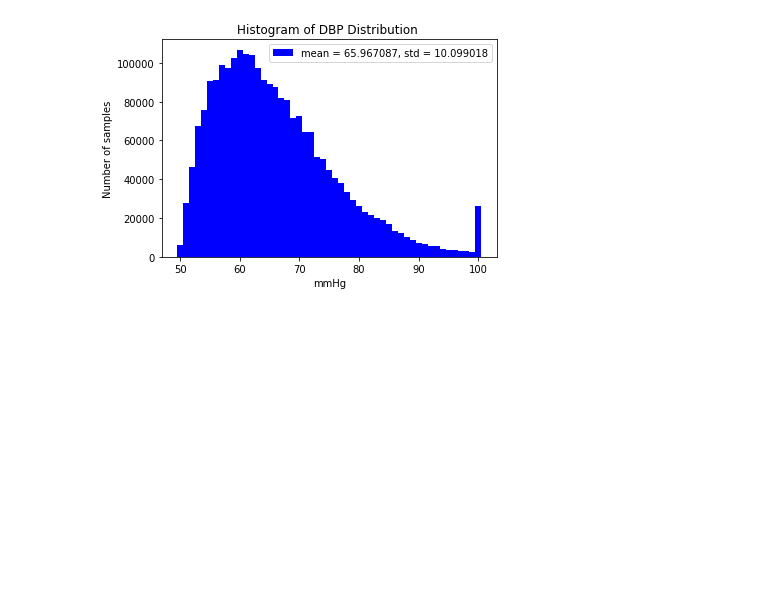
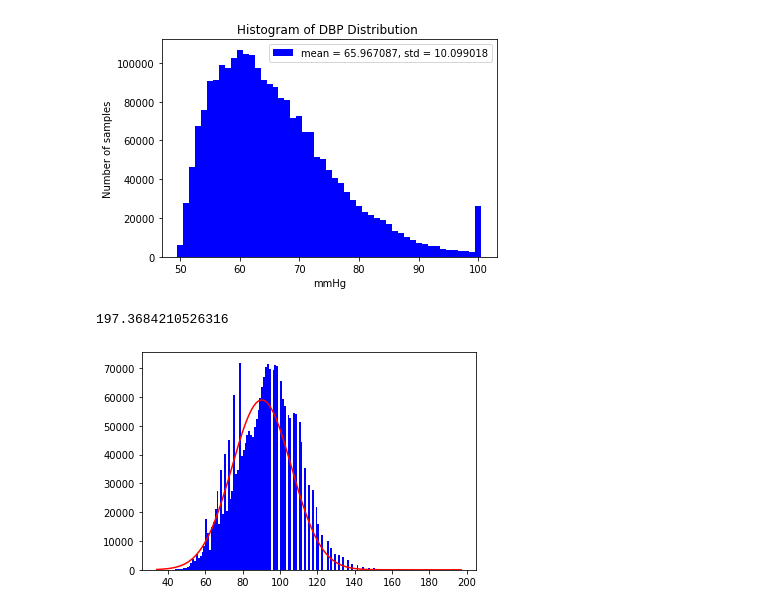
Before and after one commit to Yan-Cheng-Hsu/Blood-Pressure-Estimation-Model, a Jupyter notebook: PPG_Preprocessing/FeatureExtraction_32features.ipynb, the cells around one changed output. Saved outputs shown, nothing was run; the diff lists cells and outputs as text; code cells hidden in the pictures; blank space fills up the shorter version.

```diff
--- a/PPG_Preprocessing/FeatureExtraction_32features.ipynb
+++ b/PPG_Preprocessing/FeatureExtraction_32features.ipynb
@@ -447,3 +447,30 @@ for i in L:
 # %% [output]
 [figure]
 [figure]
+# %%
+L = [ 'hr' ,
+       'AS' ,  'DS' ,  'S1' , 'S2' , 'AA' , 'dAA' , 'sdAA' ,
+       'DA' , 'dDA' , 'sdDA' , 'PI' , 'dPI' , 'sdPI' , 'dVI', 'sdVI',
+       'AID' , 'dAID', 'sdAID' , 'dDID' , 'sdDID' , 'PIR' , 'sdRIPV',
+       'AT', 'DT' ,
+       'Slope_a' , 'S3' , 'S4' ,  'NI', 'AI' , 'RSD' , 'RSC']
+Att1 = {}
+for index in range( len(Features[0][0])  ):
+    Att1[ L[index] ] = []
+    for i in range( len(Features) ):
+        for j in range( len(Features[i]) ):
+            if Features[i][j][0] != 0:
+                Att1[ L[index] ].append( Features[i][j][index] )
+    Att1[ L[index] ] = np.array( Att1[ L[index] ] )
+# %%
+np.max( Att1['hr'] )
+# %% [output]
+197.3684210526316
+# %%
+x = np.array( [i for i in range( 34 , 198 , 1 )] )
+y = len(Att1['hr'])*( norm.cdf( x + 1 , loc = np.mean( Att1['hr'] ) , scale = np.std( Att1['hr'] ) )-norm.cdf( x , loc = np.mean( Att1['hr'] ) , scale = np.std( Att1['hr'] ) ) )
+plt.hist( Att1['hr'] , bins = x , color = 'blue' , width = 1 )
+plt.plot( x , y , color = 'red' )
+plt.show()
+# %% [output]
+[figure, added]
```
Also changed, not shown: 1 other file.
